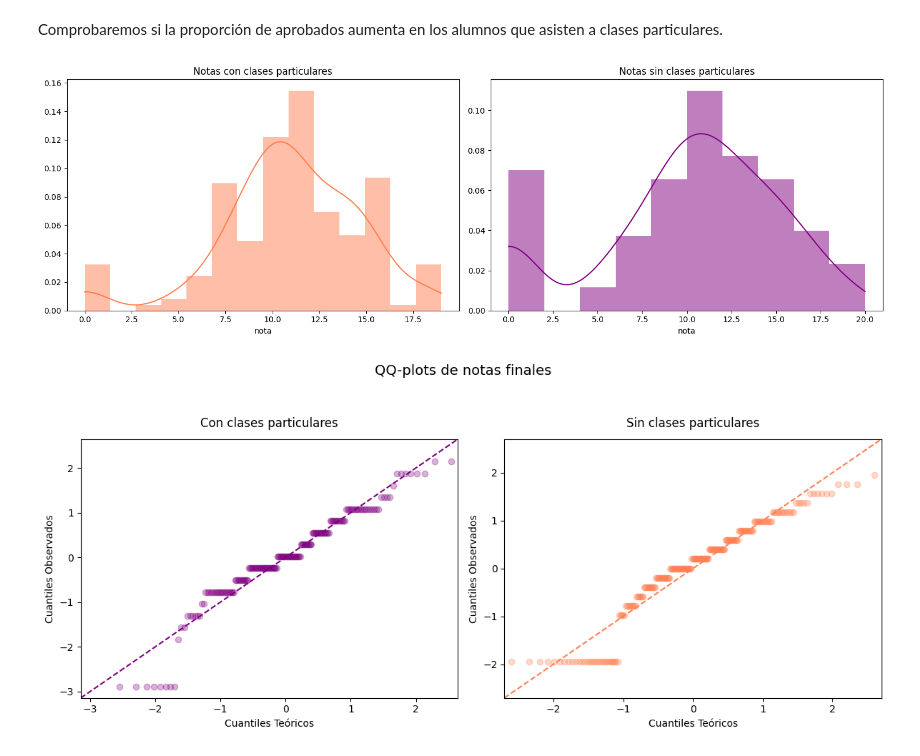
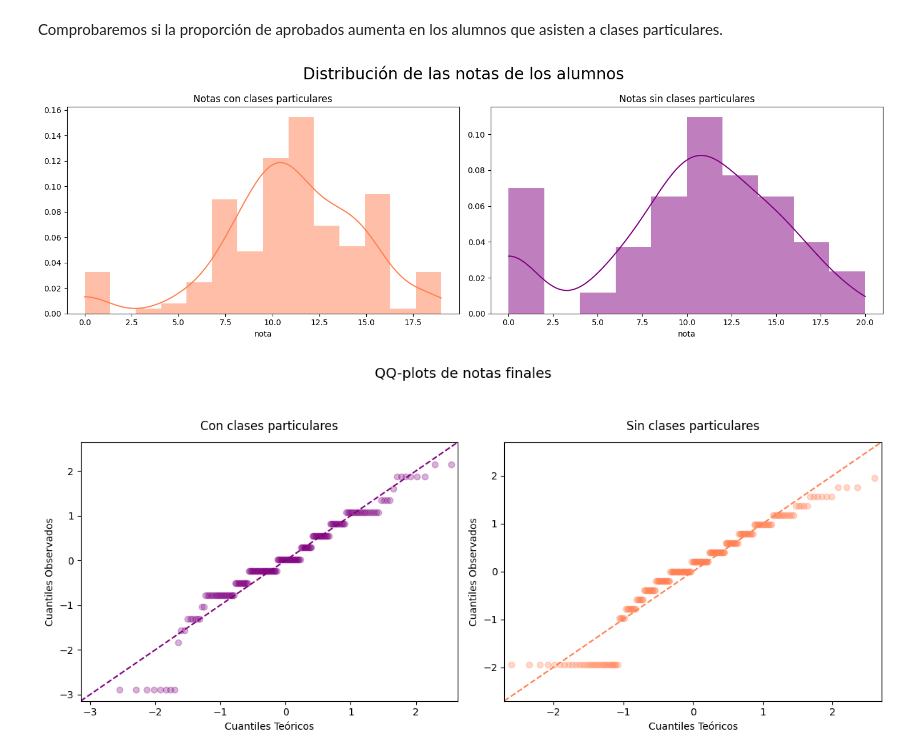
Before and after one commit to antoniolandin/students, a Jupyter notebook: main.ipynb, the cells around one changed output. Cells and saved outputs as stored; diff of their text form; code cells hidden in the pictures.

```diff
--- a/main.ipynb
+++ b/main.ipynb
@@ -371,23 +375,23 @@ G3_no_paid = df.loc[df.paid == 'no', 'G3']
 # %%
 fig, (ax1, ax2) = plt.subplots(nrows=1, ncols=2, figsize=(15, 5))
 
 sns.histplot(data=df[df.paid == 'yes'], x="G3",
              color='coral', kde=True, stat="density", alpha=0.5, edgecolor=None, ax=ax1)
 ax1.set_title('Notas con clases particulares')
 ax1.set_ylabel('')
 ax1.set_xlabel('nota')
 
 sns.histplot(data=df[df.paid == 'no'], x="G3",
              color='purple', kde=True, stat="density", alpha=0.5, edgecolor=None, ax=ax2)
 ax2.set_title('Notas sin clases particulares')
 ax2.set_ylabel('')
 ax2.set_xlabel('nota')
 
-# plt.suptitle('Distribución de las notas de los alumnos', fontsize=20)
+plt.suptitle('Distribución de las notas de los alumnos', fontsize=20)
 plt.tight_layout()
 plt.show()
 # %% [output]
-[figure, old version]
+[figure, new version]
 # %%
 # Configuración del gráfico
 fig, (ax1, ax2) = plt.subplots(1, 2, figsize=(12, 5))
```
Also changed, not shown: parts of 49 cells of this notebook, 11 other files.
